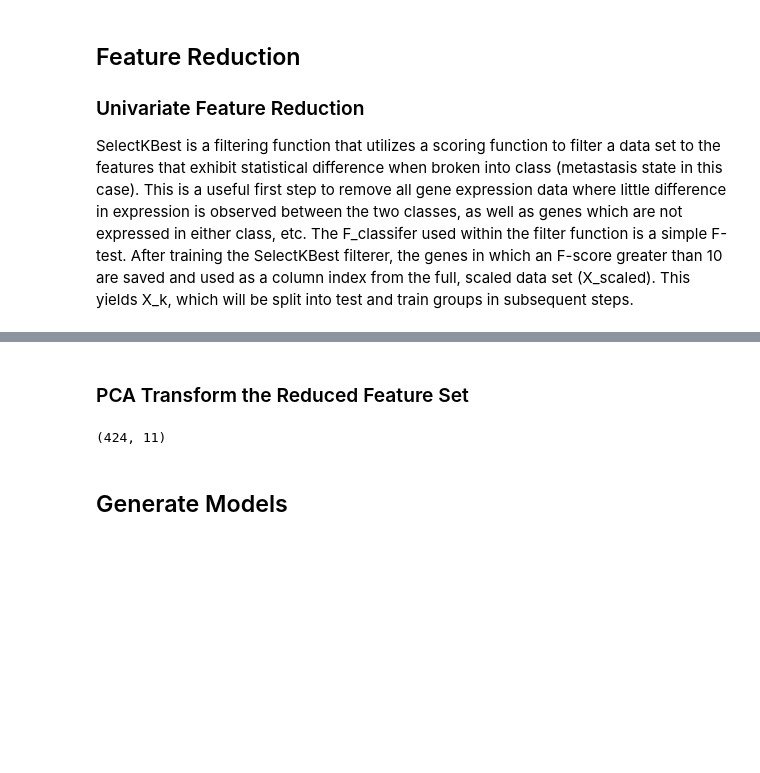
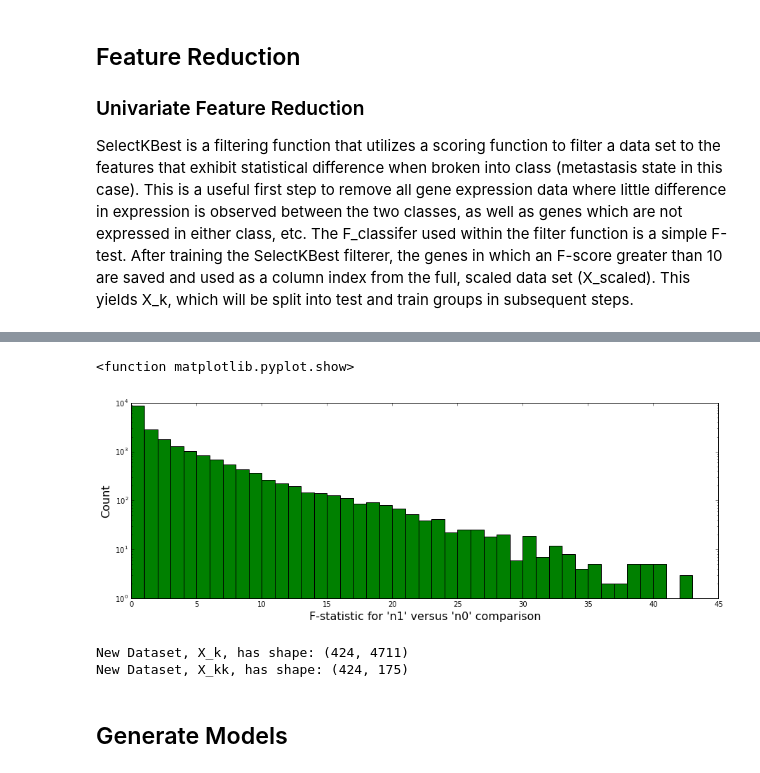
Before and after one commit to CCThompson82/Prostate_metastasis, a Jupyter notebook: PCa_Metastasis.ipynb, the cells around one changed output, grey strips where cells are left out. Drawn from its saved outputs; the diff is of its cells as text; code cells hidden in the pictures; blank space fills up the shorter version.

```diff
--- a/PCa_Metastasis.ipynb
+++ b/PCa_Metastasis.ipynb
@@ -94,0 +63,5 @@ import matplotlib.pyplot as plt
+# %%
+"""Limit X to only observations where a target label is present."""
+X = X_all.loc[set(y.index).intersection(X_all.index)]  #Only observations that also have a known metastasis state are kept.
+y = y.loc[set(X.index).intersection(y.index)]
+print("X dimensions:",X.shape,"\ny dimensions:",y.shape)
@@ -190,3 +139,7 @@ Matthews Correlation Coefficient Score:  0.0214402900921
+# %%
+from sklearn.preprocessing import scale
+X_all = pd.DataFrame(scale(X_all), columns = X_all.columns, index = [X_all.index])
+X = X_all.loc[X.index]
 # %% [markdown]
 ## Feature Reduction
 ### Univariate Feature Reduction
@@ -195,6 +148,6 @@ SelectKBest is a filtering function that utilizes a scoring function to filter a
 # %%
 from sklearn.feature_selection import SelectKBest, f_classif
 # %%
-K_selector = SelectKBest(f_classif, k = 5000)
-K_selector.fit(X, y) #use original X data set to choose the 5000 best features for separation of labels
+K_selector = SelectKBest(f_classif, k = 'all')
+K = K_selector.fit(X, y)
 # %% [output]
@@ -361,2 +170,0 @@ sm = pd.scatter_matrix(X_k_f,
-# %% [markdown]
-### PCA Transform the Reduced Feature Set
@@ -370,8 +171,33 @@ pca = PCA(n_components= components,
-# %%
-X_pca = pd.DataFrame(pca.fit_transform(X_k_f), columns = range(0,components,1), index=X_k.index) #fit PCA vs whole data set and transform only the set that has feature labels associated.
-print(X_pca.shape)
-# %% [output]
-(424, 11)
+# %%
+K_df = pd.DataFrame({'Gene':X.columns, 'F_score':K.scores_})
+K_df.dropna(inplace=True)
+# %%
+F_fig = plt.figure(figsize=(15,5))
+A = F_fig.add_subplot(1,1,1)
+A.hist(K_df['F_score'], bins=range(0,45,1), facecolor='green')
+A.set_yscale('log')
+A.set_ylabel('Count', fontsize=16)
+A.set_xlabel("F-statistic for 'n1' versus 'n0' comparison", fontsize=16)
+plt.show
+# %% [output]
+<function matplotlib.pyplot.show>
+[figure, added]
+# %%
+"""Utilize the """
+F_threshold = 5
+F_best = list(K_df[K_df['F_score'] > F_threshold]['Gene']) #Genes in which an F-score less than 10 are filtered out
+
+X_k = X.loc[:,F_best]
+print("New Dataset, X_k, has shape:",X_k.shape)
+
+F_threshold = 25
+F_best = list(K_df[K_df['F_score'] > F_threshold]['Gene']) #Genes in which an F-score less than 10 are filtered out
+
+X_kk = X.loc[:,F_best]
+print("New Dataset, X_kk, has shape:",X_kk.shape)
+# %% [output]
+New Dataset, X_k, has shape: (424, 4711)
+New Dataset, X_kk, has shape: (424, 175)
 # %% [markdown]
 ## Generate Models
 # %% [markdown]
```
Also changed, not shown: parts of 80 cells of this notebook, 3 other files.
